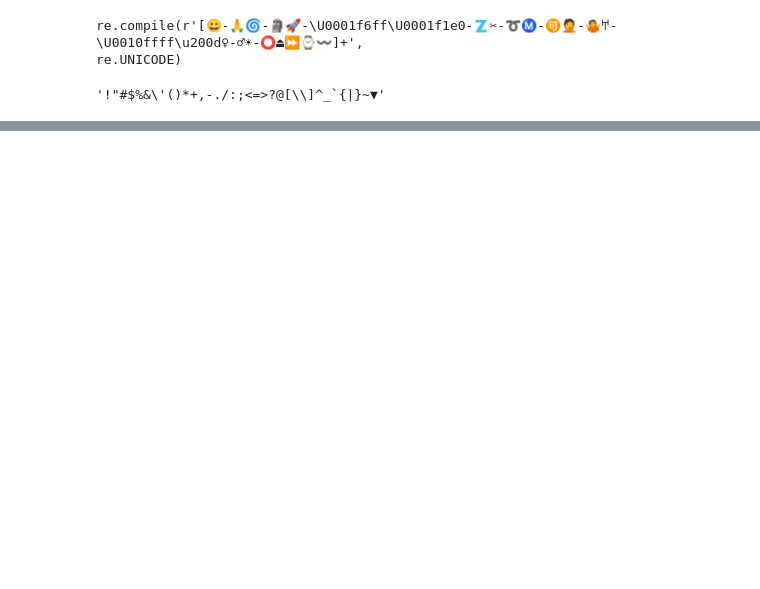
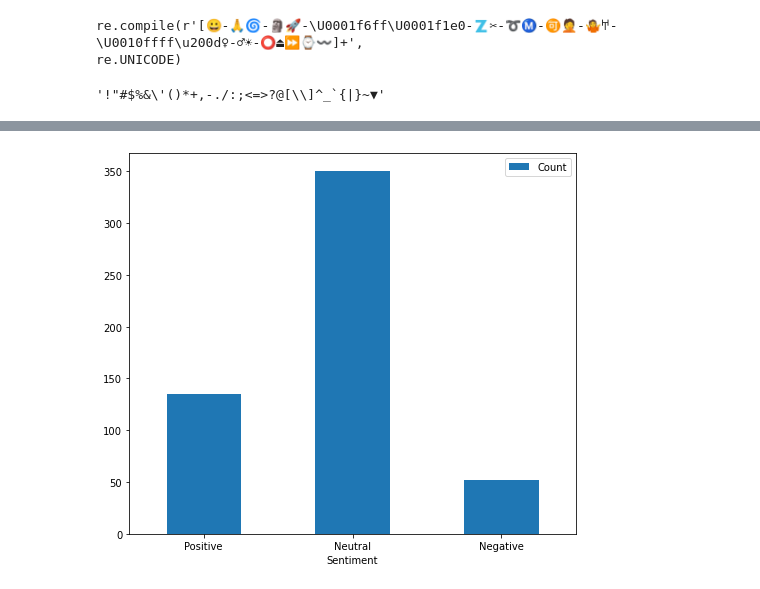
Before and after one commit to bmd1209/Using-NLP-to-predict-currency-movement, a Jupyter notebook: Sentiment_analyzer.ipynb, the cells around one changed output, grey strips where cells are left out. Cells and saved outputs as stored; diff of their text form; code cells hidden in the pictures; blank space fills up the shorter version.

```diff
--- a/Sentiment_analyzer.ipynb
+++ b/Sentiment_analyzer.ipynb
@@ -239,3 +240,5 @@ list(initial_db2)
 # %%
 # get sentiment score applying the vaderSentiment functions
-initial_db2['sentiment'] = initial_db2['full_text'].apply(analyzer.polarity_scores)
+initial_db2['sentiment1'] = initial_db2['VEC.CRYPTOCURR.text_last1days:bitcoin'].apply(analyzer.polarity_scores)
+initial_db2['sentiment2'] = initial_db2['VEC.COIN_SPECT.text_last1days:bitcoin'].apply(analyzer.polarity_scores)
+initial_db2['sentiment3'] = initial_db2['VEC.COINJOURNA.text_last1days:bitcoin'].apply(analyzer.polarity_scores)
@@ -263,0 +416,7 @@ print(df_anchor)
+# %%
+d3 = {'Sentiment': ['Positive', 'Neutral', 'Negative'],
+     'Count': [len(pos_df3), len(neu_df3),len(neg_df3)]}
+pd.DataFrame(d3).set_index('Sentiment').plot(kind='bar', figsize=(8, 7), rot=0)
+_ = plt.xlabel("Sentiment")
+# %% [output]
+[figure, added]
```
Also changed, not shown: parts of 43 cells of this notebook, 13 other files.
